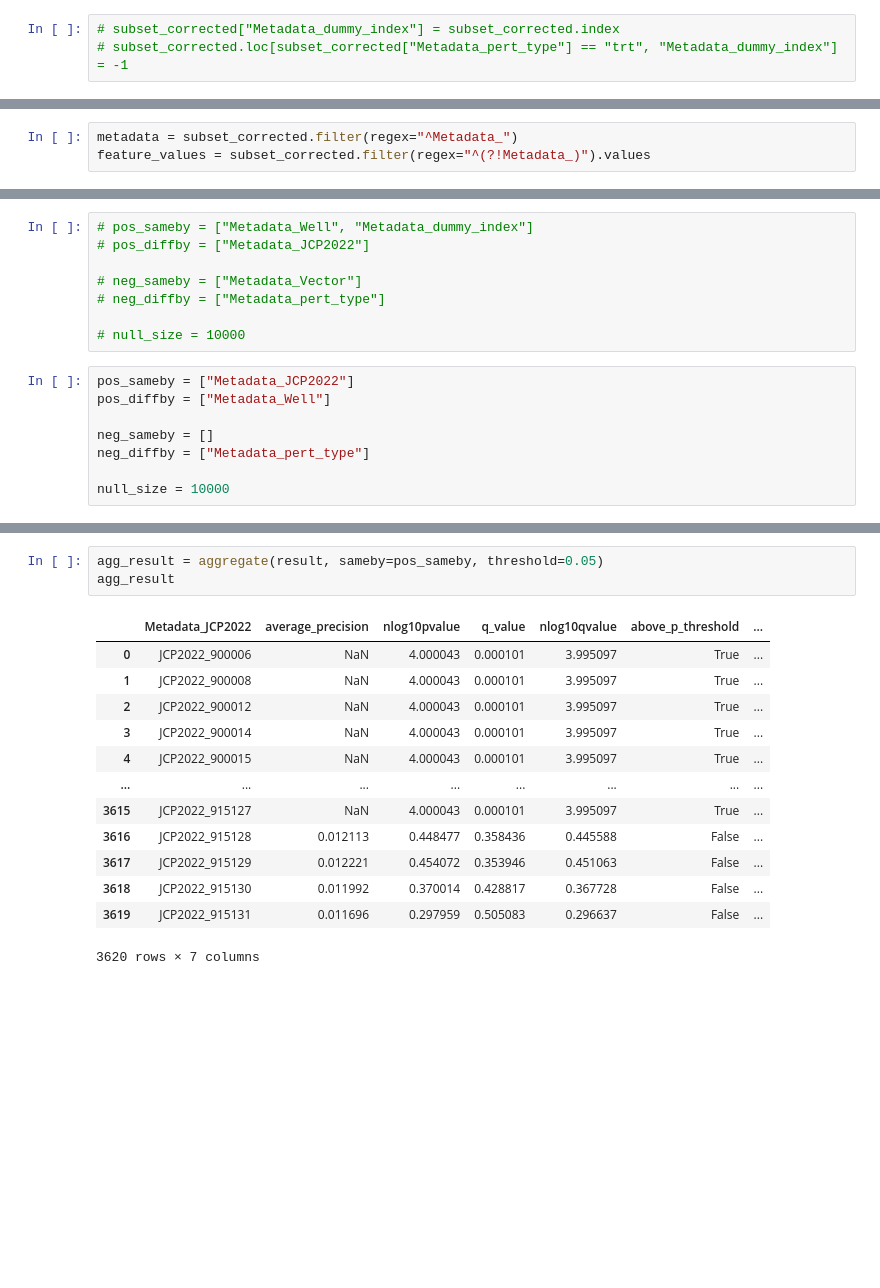
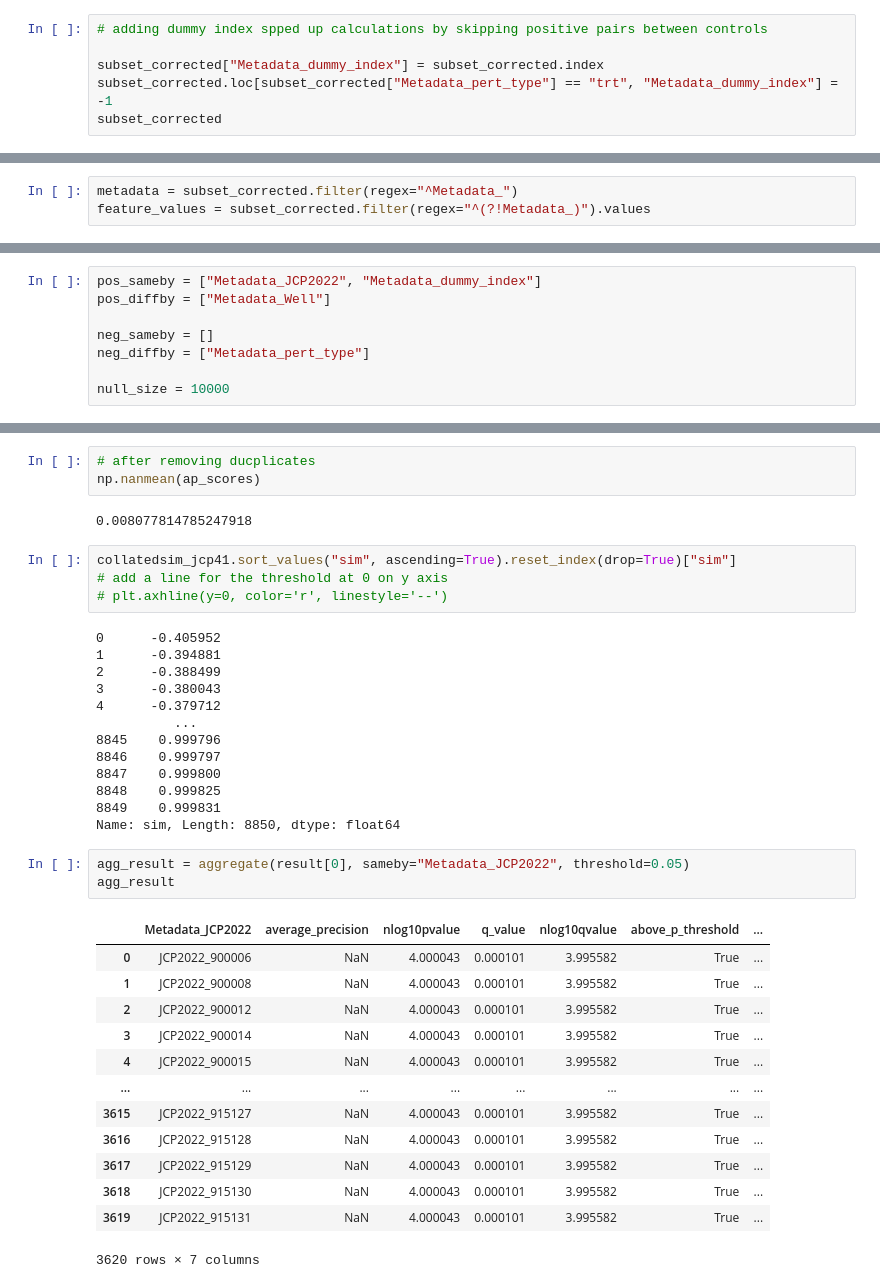
Before and after one commit to broadinstitute/position-effect-correction, a Jupyter notebook: 4.copairs/1_copairs_test.ipynb, the cells around one changed output, grey strips where cells are left out. Cells and saved outputs as stored; diff of their text form; blank space fills up the shorter version.

```diff
--- a/4.copairs/1_copairs_test.ipynb
+++ b/4.copairs/1_copairs_test.ipynb
@@ -30,5 +30,8 @@ subset_corrected
 | 19142 | JCP2022_915131 | ccsbBroad304_99994 | ORFC00004.1_TRC304.1 | pLX_304 | LacZ.1 | ... |
 19143 rows × 665 columns
 # %%
-# subset_corrected["Metadata_dummy_index"] = subset_corrected.index
-# subset_corrected.loc[subset_corrected["Metadata_pert_type"] == "trt", "Metadata_dummy_index"] = -1
+# adding dummy index spped up calculations by skipping positive pairs between controls
+
+subset_corrected["Metadata_dummy_index"] = subset_corrected.index
+subset_corrected.loc[subset_corrected["Metadata_pert_type"] == "trt", "Metadata_dummy_index"] = -1
+subset_corrected
@@ -73,19 +61,11 @@ metadata[metadata.Metadata_JCP2022 == "JCP2022_900041"]
 # %%
-# pos_sameby = ["Metadata_Well", "Metadata_dummy_index"]
-# pos_diffby = ["Metadata_JCP2022"]
+pos_sameby = ["Metadata_JCP2022", "Metadata_dummy_index"]
+pos_diffby = ["Metadata_Well"]
 
-# neg_sameby = ["Metadata_Vector"]
-# neg_diffby = ["Metadata_pert_type"]
+neg_sameby = []
+neg_diffby = ["Metadata_pert_type"]
 
-# null_size = 10000
+null_size = 10000
-# %%
-pos_sameby = ["Metadata_JCP2022"]
-pos_diffby = ["Metadata_Well"]
-
-neg_sameby = []
-neg_diffby = ["Metadata_pert_type"]
-
-null_size = 10000
 # %%
 result = run_pipeline(
     metadata,
@@ -136,18 +335,40 @@ result[(result["Metadata_JCP2022"]=="JCP2022_900041") & (result["Metadata_Well"]
+# %%
+# after removing ducplicates
+np.nanmean(ap_scores)
+# %% [output]
+0.008077814785247918
+# %%
+collatedsim_jcp41.sort_values("sim", ascending=True).reset_index(drop=True)["sim"]
+# add a line for the threshold at 0 on y axis
+# plt.axhline(y=0, color='r', linestyle='--')
+# %% [output]
+0      -0.405952
+1      -0.394881
+2      -0.388499
+3      -0.380043
+4      -0.379712
+          ...
+8845    0.999796
+8846    0.999797
+8847    0.999800
+8848    0.999825
+8849    0.999831
+Name: sim, Length: 8850, dtype: float64
 # %%
-agg_result = aggregate(result, sameby=pos_sameby, threshold=0.05)
+agg_result = aggregate(result[0], sameby="Metadata_JCP2022", threshold=0.05)
 agg_result
 # %% [output]
 |  | Metadata_JCP2022 | average_precision | nlog10pvalue | q_value | nlog10qvalue | above_p_threshold | ... |
-| 0 | JCP2022_900006 | NaN | 4.000043 | 0.000101 | 3.995097 | True | ... |
-| 1 | JCP2022_900008 | NaN | 4.000043 | 0.000101 | 3.995097 | True | ... |
-| 2 | JCP2022_900012 | NaN | 4.000043 | 0.000101 | 3.995097 | True | ... |
-| 3 | JCP2022_900014 | NaN | 4.000043 | 0.000101 | 3.995097 | True | ... |
-| 4 | JCP2022_900015 | NaN | 4.000043 | 0.000101 | 3.995097 | True | ... |
+| 0 | JCP2022_900006 | NaN | 4.000043 | 0.000101 | 3.995582 | True | ... |
+| 1 | JCP2022_900008 | NaN | 4.000043 | 0.000101 | 3.995582 | True | ... |
+| 2 | JCP2022_900012 | NaN | 4.000043 | 0.000101 | 3.995582 | True | ... |
+| 3 | JCP2022_900014 | NaN | 4.000043 | 0.000101 | 3.995582 | True | ... |
+| 4 | JCP2022_900015 | NaN | 4.000043 | 0.000101 | 3.995582 | True | ... |
 | ... | ... | ... | ... | ... | ... | ... | ... |
-| 3615 | JCP2022_915127 | NaN | 4.000043 | 0.000101 | 3.995097 | True | ... |
-| 3616 | JCP2022_915128 | 0.012113 | 0.448477 | 0.358436 | 0.445588 | False | ... |
-| 3617 | JCP2022_915129 | 0.012221 | 0.454072 | 0.353946 | 0.451063 | False | ... |
-| 3618 | JCP2022_915130 | 0.011992 | 0.370014 | 0.428817 | 0.367728 | False | ... |
-| 3619 | JCP2022_915131 | 0.011696 | 0.297959 | 0.505083 | 0.296637 | False | ... |
+| 3615 | JCP2022_915127 | NaN | 4.000043 | 0.000101 | 3.995582 | True | ... |
+| 3616 | JCP2022_915128 | NaN | 4.000043 | 0.000101 | 3.995582 | True | ... |
+| 3617 | JCP2022_915129 | NaN | 4.000043 | 0.000101 | 3.995582 | True | ... |
+| 3618 | JCP2022_915130 | NaN | 4.000043 | 0.000101 | 3.995582 | True | ... |
+| 3619 | JCP2022_915131 | NaN | 4.000043 | 0.000101 | 3.995582 | True | ... |
 3620 rows × 7 columns
 # %%
```
Also changed, not shown: parts of 47 cells of this notebook, 1 other file.
